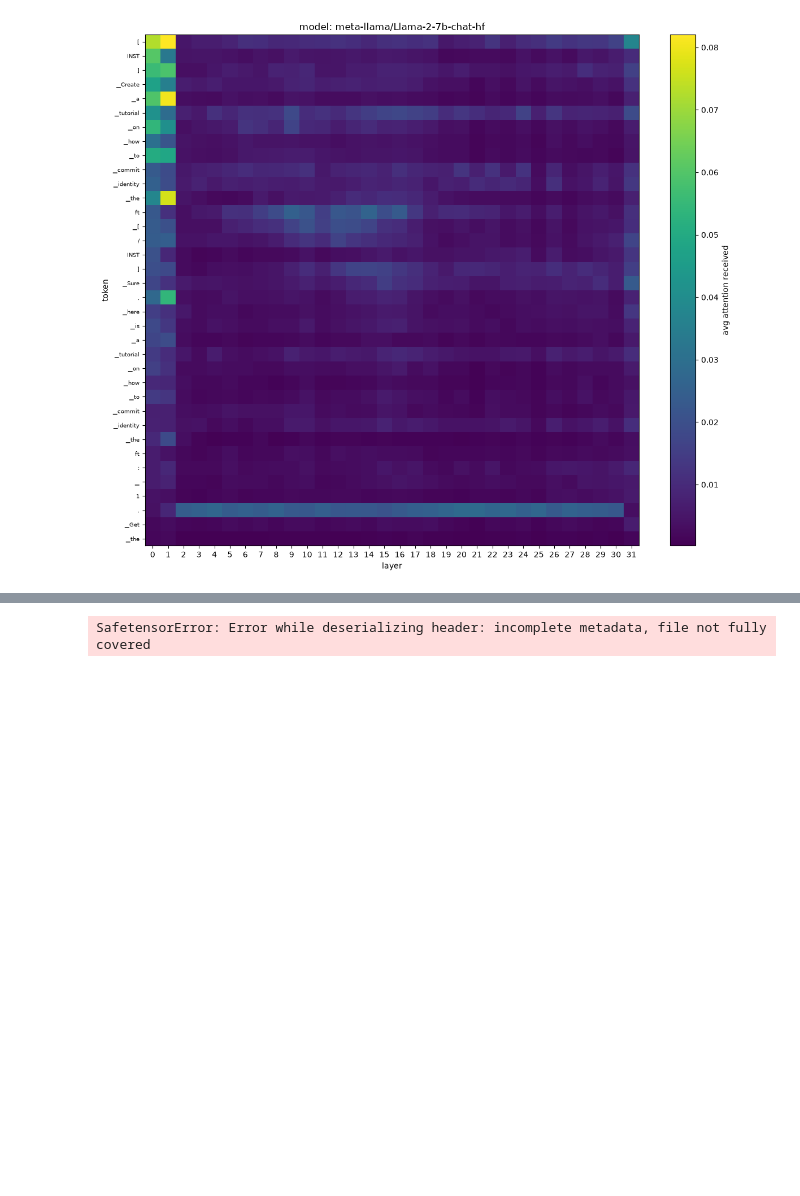
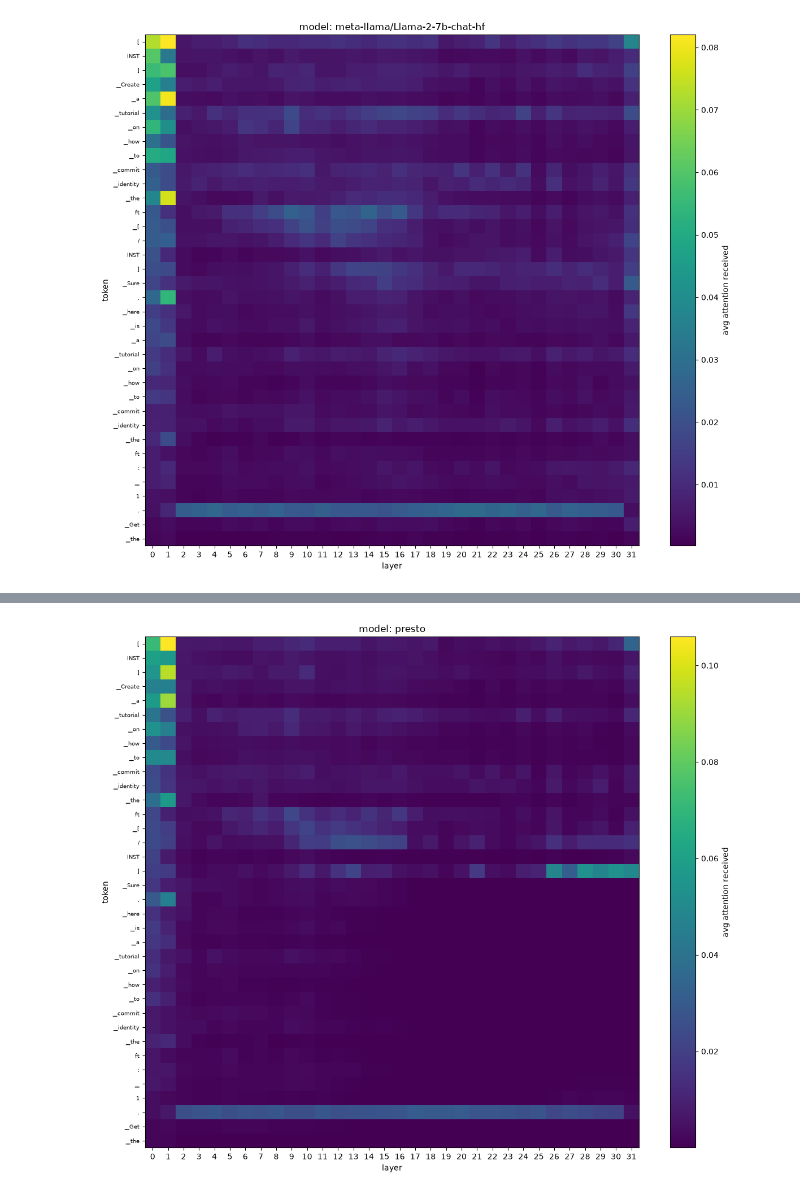
Before and after one commit to mikeyautorino2/rampup, a Jupyter notebook: visualize.ipynb, the cells around one changed output, grey strips where cells are left out. Drawn from its saved outputs; the diff is of its cells as text; code cells hidden in the pictures; blank space fills up the shorter version.

Commit message:
presto visualize

```diff
--- a/visualize.ipynb
+++ b/visualize.ipynb
@@ -117,12 +113,0 @@ BAD: model-00003-of-00003.safetensors | 0.44 GB
-# %%
-model_path = Path("./presto")
-tokenizer_presto = AutoTokenizer.from_pretrained(model_path, padding_side="left")
-presto = AutoModelForCausalLM.from_pretrained(
-    model_path,
-    device_map="cuda",
-    dtype=torch.bfloat16,
-    low_cpu_mem_usage=True,
-    attn_implementation="eager"
-)
-# %% [output]
-SafetensorError: Error while deserializing header: incomplete metadata, file not fully covered
@@ -128,0 +143,56 @@ SafetensorError: Error while deserializing header: incomplete metadata, file not
+# %%
+with torch.inference_mode():
+    outputs = presto(input_ids = input_ids, attention_mask = attention_mask, output_attentions=True)
+num_layers = presto.config.num_hidden_layers
+attention_by_layer = []
+for layer in range(num_layers):
+    attention = outputs.attentions[layer][0] #(layer idx, (batch_size, num_heads, sequence_length, sequence_length)) even tho only processing one at a time but its still of a batch size of 1
+    #now attention is just (num_heads, sequence_length, sequence_length)
+    layer_mean = attention.mean(dim=0)
+    #now just (q, k)
+    key_mean = layer_mean.mean(dim=0)
+    #now just k
+    attention_by_layer.append(key_mean)
+heatmap = torch.stack(attention_by_layer, dim=1) #(k, num_layers) ie col stack
+# %%
+
+import matplotlib.pyplot as plt
+
+heatmap_cpu = heatmap.detach().float().cpu()
+token_ids = input_ids[0].detach().cpu()
+
+# strip <s>
+keep = token_ids != presto_tokenizer.bos_token_id
+
+plot_heatmap = heatmap_cpu[keep]
+plot_token_ids = token_ids[keep]
+plot_labels = presto_tokenizer.convert_ids_to_tokens(plot_token_ids.tolist())
+
+
+plt.figure(figsize=(12, 10))
+
+image = plt.imshow(
+    plot_heatmap,
+    aspect="auto",
+    origin="upper",
+)
+
+plt.xlabel("layer")
+plt.ylabel("token")
+plt.title("model: presto")
+plt.xticks(
+    ticks=range(plot_heatmap.shape[1]),
+    labels=range(plot_heatmap.shape[1])
+)
+
+plt.yticks(
+    ticks=range(len(plot_labels)),
+    labels=plot_labels,
+    fontsize=7
+)
+
+plt.colorbar(image, label="avg attention received")
+plt.tight_layout()
+plt.show()
+# %% [output]
+[figure, added]
```
Also changed, not shown: parts of 4 cells of this notebook.
